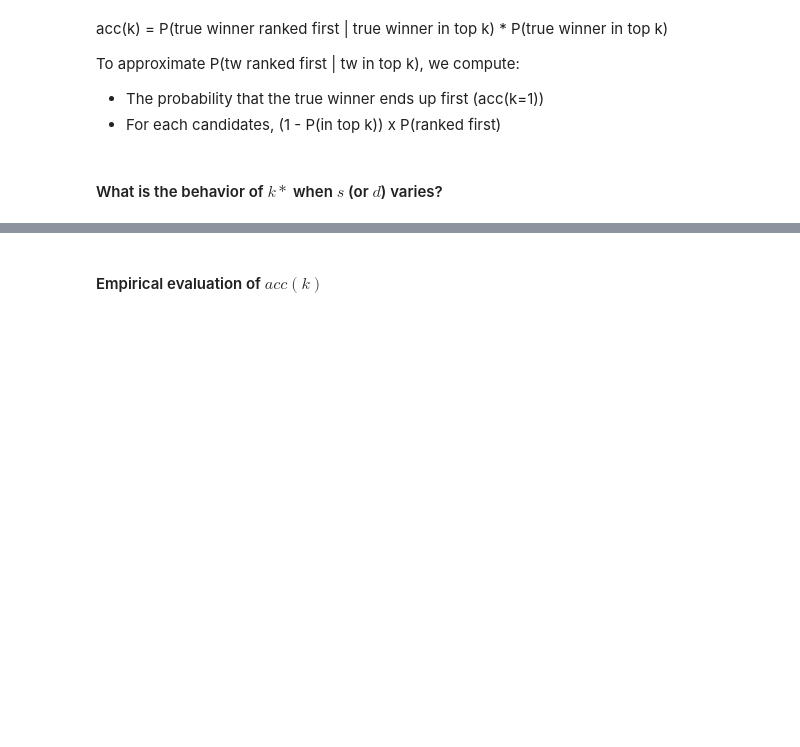
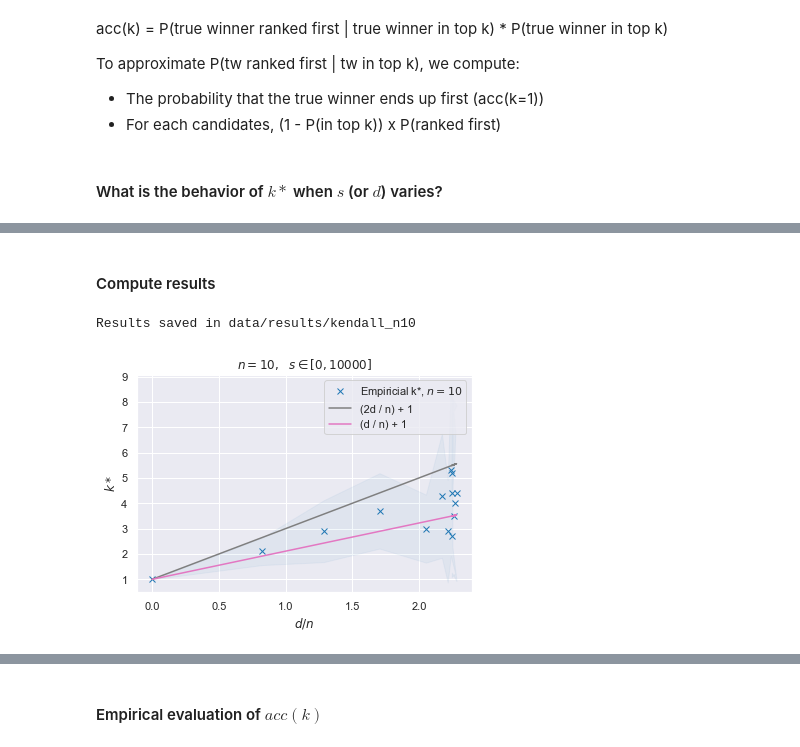
Before and after one commit to Didayolo/automl-conf-2022, a Jupyter notebook: experiments.ipynb, the cells around one changed output, grey strips where cells are left out. Saved outputs shown, nothing was run; the diff lists cells and outputs as text; code cells hidden in the pictures; blank space fills up the shorter version.

```diff
--- a/experiments.ipynb
+++ b/experiments.ipynb
@@ -278,9 +278,9 @@ def get_k_star(accs):
     """ Estimate k* (optimal value of k) from scores on artificial data.
     """
     n = len(accs)
-    args = np.flatnonzero(accs == np.max(accs)) # MULTIPLE ARG MAX (in case of ties)
-    return np.mean(args + 1) # return average ??
-    #return _np.argmax(accs) + 1 # old
+    #args = np.flatnonzero(accs == np.max(accs)) # MULTIPLE ARG MAX (in case of ties)
+    #return np.mean(args + 1)
+    return np.argmax(accs) + 1
 
 def get_average_k_star(n, N, trials=20, acc_trials=20, only_accuracy=True):
     """ Estimate average k* (optimal value of k) from scores on artificial data.
@@ -481,0 +439,11 @@ Results saved in data/results/kendall_n200
+# %% [markdown]
+#### Compute results
+# %%
+# The various values of s (the number of swaps)
+steps1 = [0, 10, 25, 50, 100, 150, 200, 250, 350, 500, 1000, 2500, 5000, 10000]
+#steps2 = steps1 + [50000]
+# %%
+experiment_kendall(10, steps=steps1, trials=10, acc_trials=100, save='kendall_n10')
+# %% [output]
+Results saved in data/results/kendall_n10
+[figure, added]
```
Also changed, not shown: parts of 46 cells of this notebook.
